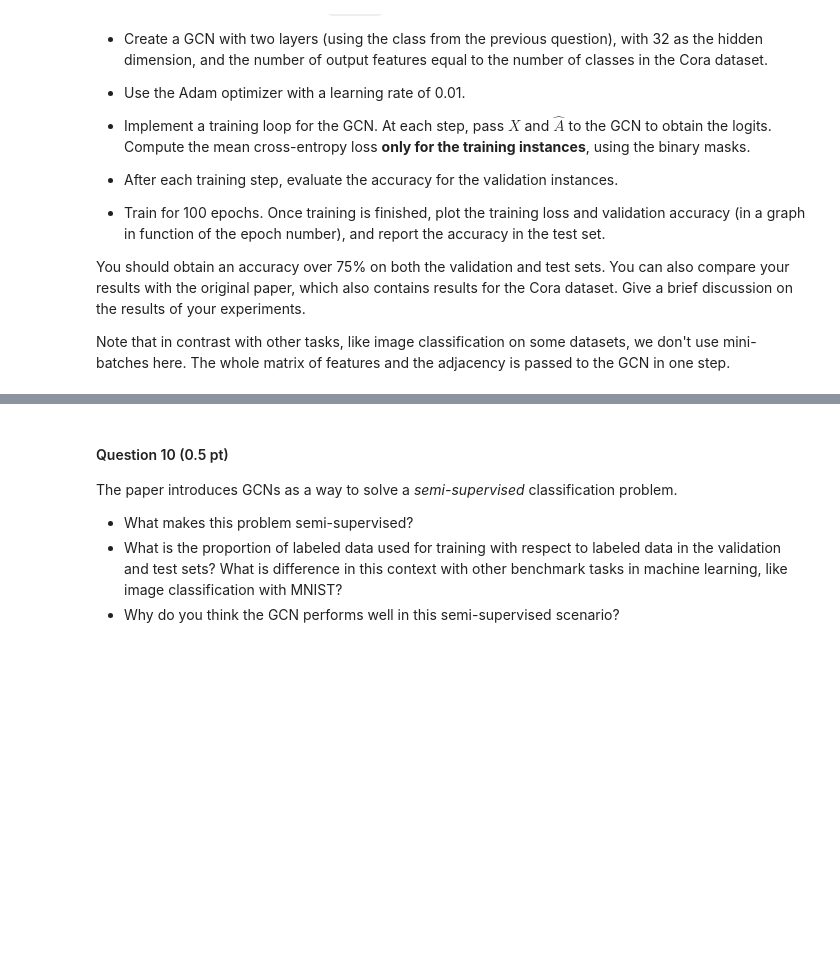
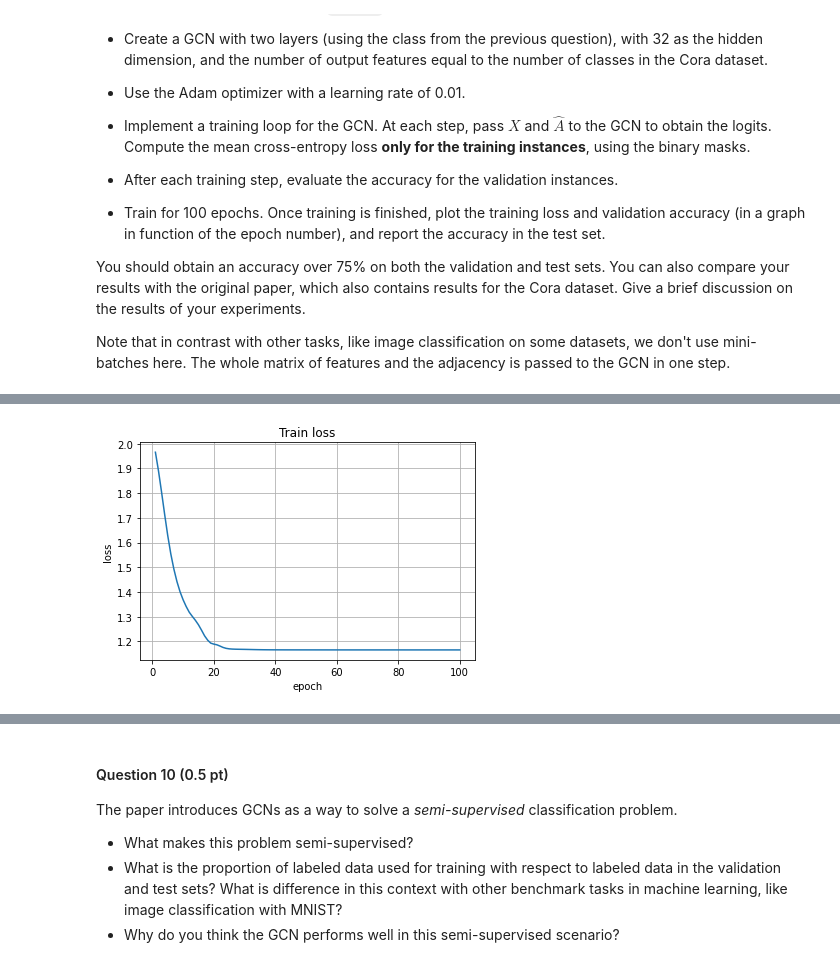
Before and after one commit to Jeniamakarchik/DeepLearning_VU, a Jupyter notebook: assignment_4b.ipynb, the cells around one changed output, grey strips where cells are left out. Saved outputs shown, nothing was run; the diff lists cells and outputs as text; code cells hidden in the pictures; blank space fills up the shorter version.

```diff
--- a/assignment_4b.ipynb
+++ b/assignment_4b.ipynb
@@ -207,3 +401,23 @@ As we have seen so far, the GCN layer implements a special type of linear transf
+# %%
+class GCN(torch.nn.Module):
+  def __init__(self, input_size, hidden_size, output_size) -> None:
+    super().__init__()
+
+    self.input_size = input_size
+    self.hidden_size = hidden_size
+    self.output_size = output_size
+
+    self.gcn1 = GCNLayer(self.input_size, self.hidden_size)
+    self.relu = torch.nn.ReLU()
+    self.gcn2 = GCNLayer(self.hidden_size, self.output_size)
+
+  def forward(self, x, A_norm):
+    x = self.gcn1(x, A_norm)
+    x = self.relu(x)
+    x = self.gcn2(x, A_norm)
+
+    output = F.softmax(x, dim=-1)
+    return output
 # %% [markdown]
 ### GCNs for semi-supervised node classification
 
@@ -230,0 +463,7 @@ Note that in contrast with other tasks, like image classification on some datase
+# %%
+input_size = data.x.shape[1]
+hidden_size = 32
+num_classes = len(torch.unique(data.y))
+
+learning_rate = 0.01
+epochs = 100
@@ -230,0 +518,2 @@ Note that in contrast with other tasks, like image classification on some datase
+# %%
+model = GCN(input_size, hidden_size, num_classes)
@@ -230,0 +532,5 @@ Note that in contrast with other tasks, like image classification on some datase
+# %%
+model, metrics = train(
+    model, data.x, data.y, data.train_mask, data.val_mask,
+    A_norm_tensor, num_classes, device, learning_rate, epochs
+)
@@ -230,0 +555,9 @@ Note that in contrast with other tasks, like image classification on some datase
+# %%
+plt.plot(range(1, epochs+1), metrics['total_loss'])
+plt.xlabel('epoch')
+plt.ylabel('loss')
+plt.grid()
+plt.title('Train loss')
+plt.show()
+# %% [output]
+[figure, added]
```
Also changed, not shown: parts of 70 cells of this notebook.
